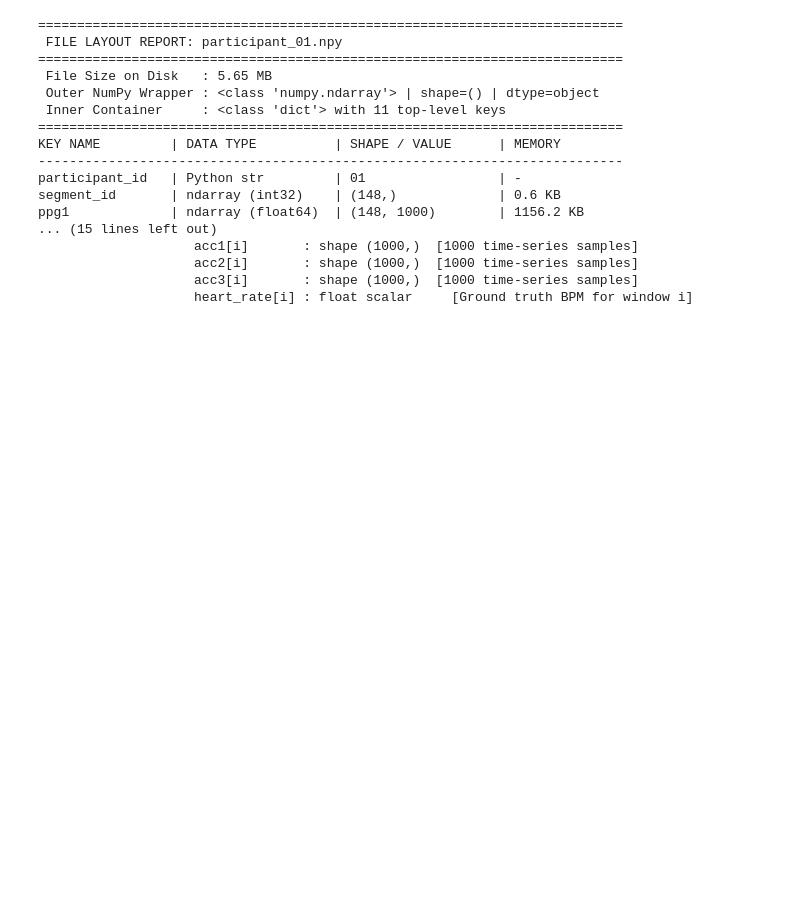
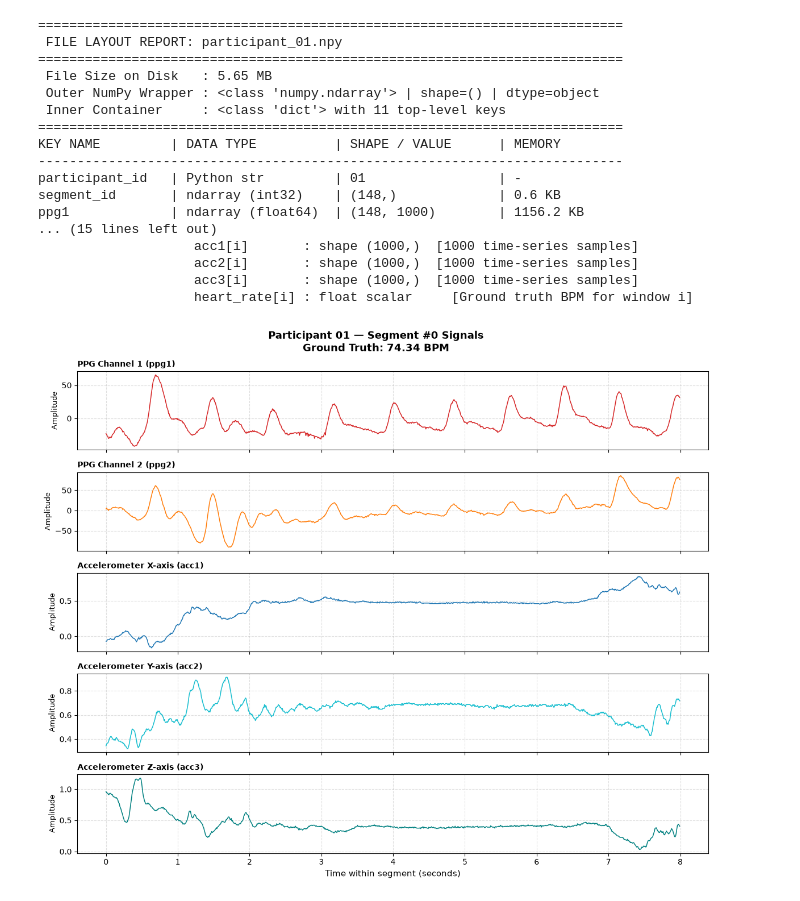
Before and after one commit to ThamilezaiAnanthakumar/BM4152-Biosignal-Processing, a Jupyter notebook: Source files/datasetmaker.ipynb, the cells around one changed output. Cells and saved outputs as stored; diff of their text form; code cells hidden in the pictures; blank space fills up the shorter version.

```diff
--- a/Source files/datasetmaker.ipynb
+++ b/Source files/datasetmaker.ipynb
@@ -242,3 +243,42 @@ ppg1             | ndarray (float64)  | (148, 1000)        | 1156.2 KB
                     acc2[i]       : shape (1000,)  [1000 time-series samples]
                     acc3[i]       : shape (1000,)  [1000 time-series samples]
                     heart_rate[i] : float scalar     [Ground truth BPM for window i]
+# %%
+SEG_IDX = 0
+# %%
+fs = data.get("fs", 125)
+win_len = data_dict["ppg1"].shape[1]
+time_axis = np.arange(win_len) / fs
+
+
+channels = [
+    ("PPG Channel 1 (ppg1)", data["ppg1"][SEG_IDX], "tab:red"),
+    ("PPG Channel 2 (ppg2)", data["ppg2"][SEG_IDX], "tab:orange"),
+    ("Accelerometer X-axis (acc1)", data["acc1"][SEG_IDX], "tab:blue"),
+    ("Accelerometer Y-axis (acc2)", data["acc2"][SEG_IDX], "tab:cyan"),
+    ("Accelerometer Z-axis (acc3)", data["acc3"][SEG_IDX], "teal"),
+]
+
+
+fig, axes = plt.subplots(5, 1, figsize=(12, 10), sharex=True)
+
+pid = data.get("participant_id", "01")
+bpm_val = data["heart_rate"][SEG_IDX]
+
+fig.suptitle(
+    f"Participant {pid} — Segment #{SEG_IDX} Signals\nGround Truth: {bpm_val:.2f} BPM",
+    fontsize=13,
+    fontweight="bold",
+)
+
+for ax, (name, sig_data, color) in zip(axes, channels):
+    ax.plot(time_axis, sig_data, color=color, linewidth=1.1)
+    ax.set_ylabel("Amplitude", fontsize=9)
+    ax.set_title(name, fontsize=10, loc="left", fontweight="bold")
+    ax.grid(True, linestyle="--", alpha=0.4)
+
+axes[-1].set_xlabel("Time within segment (seconds)", fontsize=11)
+plt.tight_layout()
+plt.show()
+# %% [output]
+[figure, added]
```
Also changed, not shown: parts of 3 cells of this notebook.
